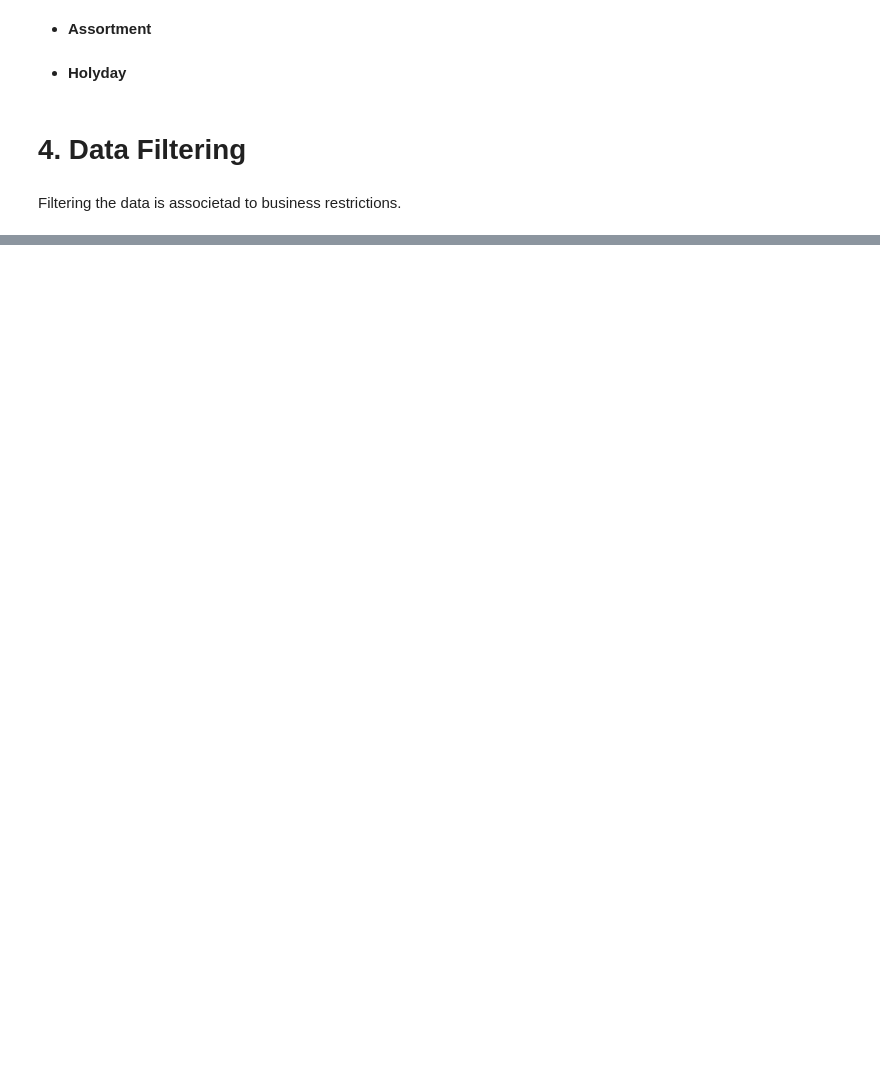
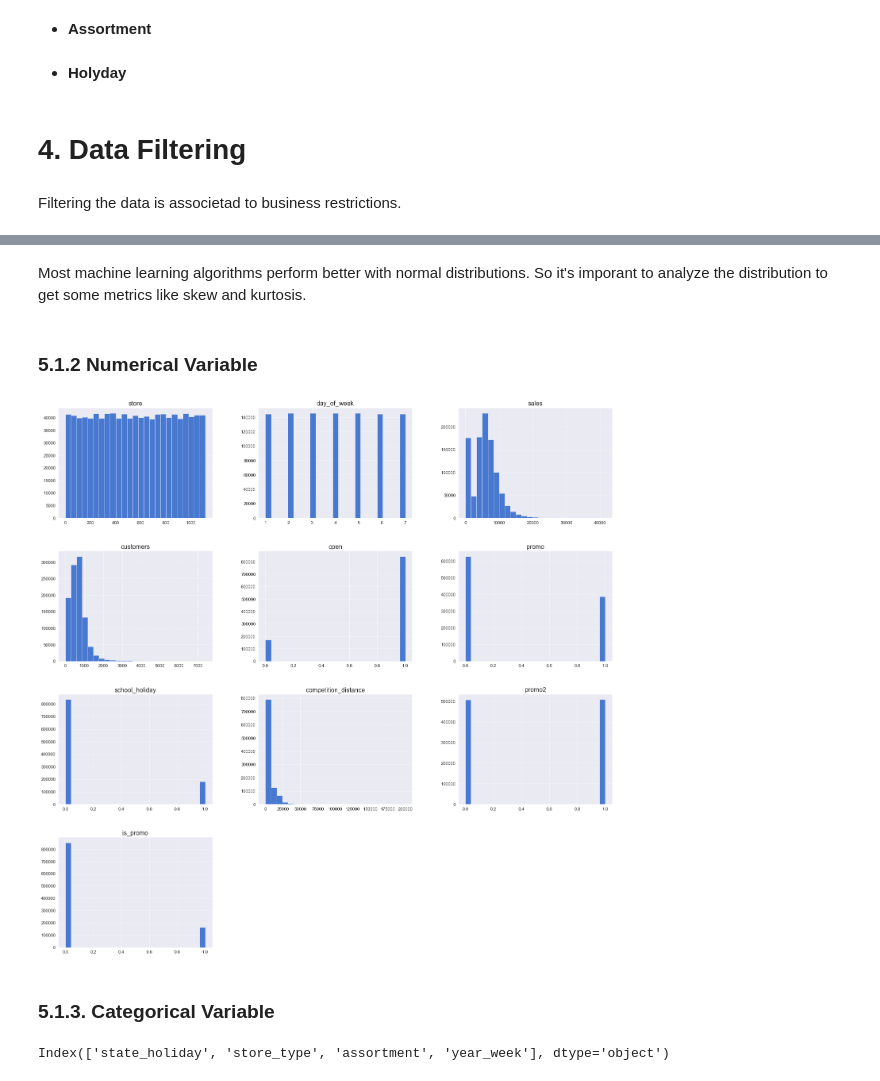
Before and after one commit to Gutscs/Rossmann-Forecasting-Sales, a Jupyter notebook: RossmanSales.ipynb, the cells around one changed output, grey strips where cells are left out. Cells and saved outputs as stored; diff of their text form; code cells hidden in the pictures; blank space fills up the shorter version.

```diff
--- a/RossmanSales.ipynb
+++ b/RossmanSales.ipynb
@@ -503,0 +556,14 @@ df3 = df2.copy
+# %% [markdown]
+Most machine learning algorithms perform better with normal distributions. So it's imporant to analyze the distribution to get some metrics like skew and kurtosis.
+# %% [markdown]
+### 5.1.2 Numerical Variable
+# %%
+num_attributes.hist(bins = 25, figsize = (25, 25));
+# %% [output]
+[figure, added]
+# %% [markdown]
+### 5.1.3. Categorical Variable
+# %%
+df4.select_dtypes(include = 'object').columns
+# %% [output]
+Index(['state_holiday', 'store_type', 'assortment', 'year_week'], dtype='object')
```
Also changed, not shown: parts of 34 cells of this notebook.
